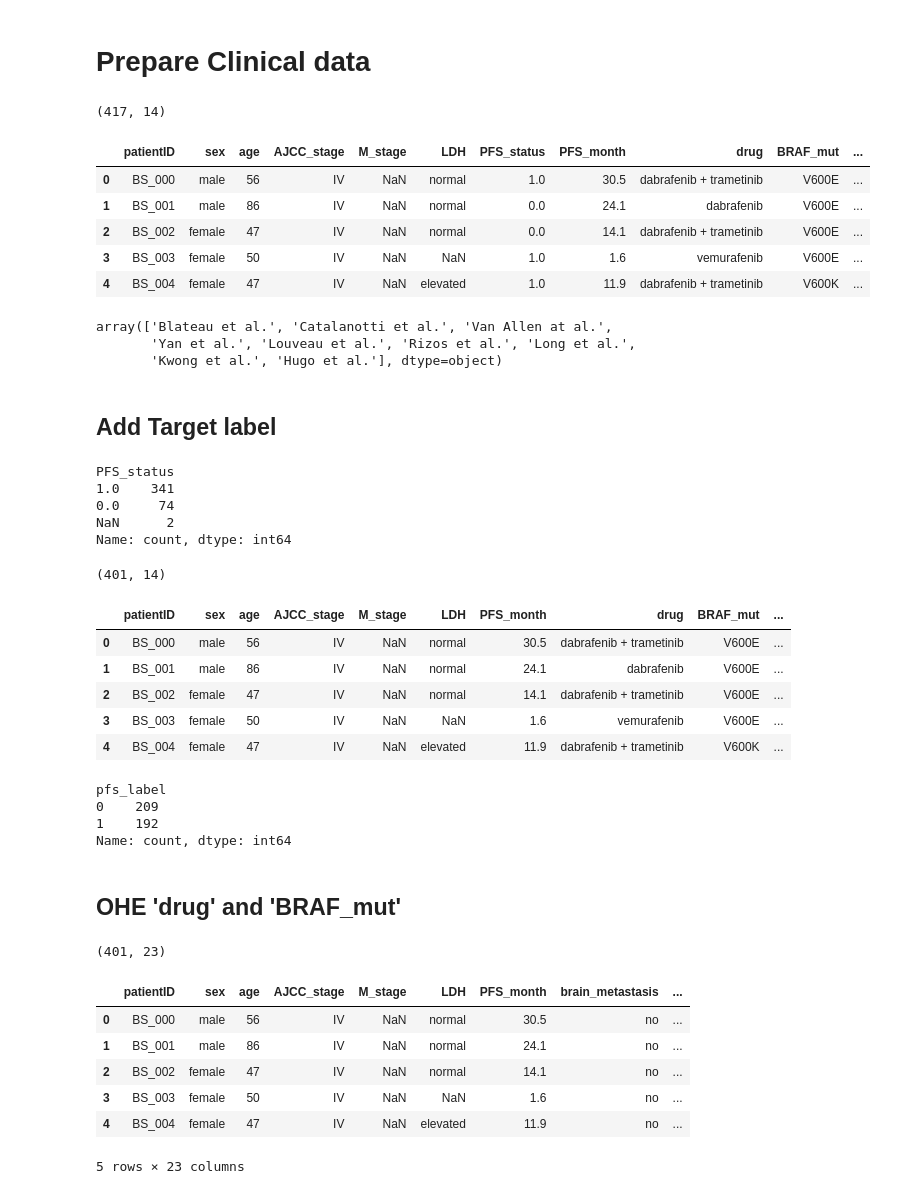
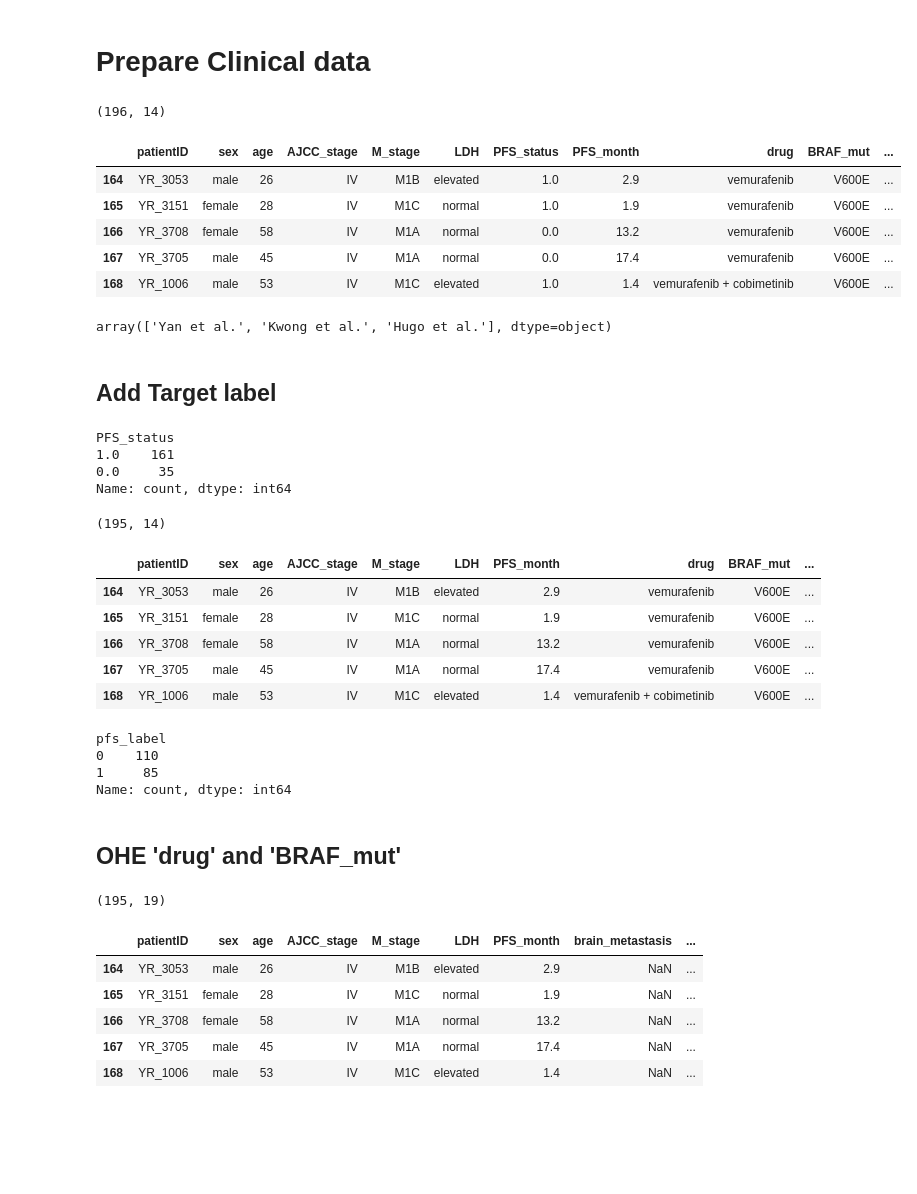
Before and after one commit to dinhhb/modeling_gene_expression, a Jupyter notebook: preprocess-data/1_clinical.ipynb, the cells around one changed output. Drawn from its saved outputs; the diff is of its cells as text; code cells hidden in the pictures; blank space fills up the shorter version.

```diff
--- a/preprocess-data/1_clinical.ipynb
+++ b/preprocess-data/1_clinical.ipynb
@@ -4,46 +4,47 @@
 BINARY_PFS = True
 LONG_RESP_THRESHOLD = 6
 DROP_BOR = True
+RNA_SEQ_ONLY = True
 # %%
 import pandas as pd
 import numpy as np
 
 source_map = {
     'doi:10.1016/j.cell.2015.07.061': 'Hugo et al.',
     'doi:10.1172/JCI78954DS1': 'Kwong et al.',
     'doi:10.1158/1078-0432.CCR-18-0720': 'Yan et al.',
     'doi:10.3390/cancers11081203': 'Louveau et al.',
     'doi:10.1038/ncomms6694': 'Long et al.',
     'doi:10.1158/1078-0432.CCR-13-3122': 'Rizos et al.',
     "doi:10.3390/cancers12082224": 'Blateau et al.',
     "doi:10.1200/PO.16.00054": 'Catalanotti et al.',
     'doi:10.1158/2159-8290.CD-13-0617': 'Van Allen at al.'
 }
 
 clinical = pd.read_csv("../dataset/original/clinical.csv")
 clinical['patientID'] = clinical['patientID'].str.replace(r'^HL_', 'HL_Shi-', regex=True)
 clinical['source'] = clinical['source'].replace(source_map)
+if RNA_SEQ_ONLY == True:
+    clinical = clinical[clinical['source'].isin(['Hugo et al.', 'Kwong et al.', 'Yan et al.'])]
 clinical = clinical.drop(columns=['id', 'creation_datetime', 'original_patientID', 'OS_status', 'OS_month', 'CNA_data', 'SNV_data', 'GEX_data'])
 
 if DROP_BOR == True:
     clinical = clinical.drop(columns=['BOR'])
 
 print(clinical.shape)
 clinical.head()
 # %% [output]
-(417, 14)
+(196, 14)
 |  | patientID | sex | age | AJCC_stage | M_stage | LDH | PFS_status | PFS_month | drug | BRAF_mut | ... |
-| 0 | BS_000 | male | 56 | IV | NaN | normal | 1.0 | 30.5 | dabrafenib + trametinib | V600E | ... |
-| 1 | BS_001 | male | 86 | IV | NaN | normal | 0.0 | 24.1 | dabrafenib | V600E | ... |
-| 2 | BS_002 | female | 47 | IV | NaN | normal | 0.0 | 14.1 | dabrafenib + trametinib | V600E | ... |
-| 3 | BS_003 | female | 50 | IV | NaN | NaN | 1.0 | 1.6 | vemurafenib | V600E | ... |
-| 4 | BS_004 | female | 47 | IV | NaN | elevated | 1.0 | 11.9 | dabrafenib + trametinib | V600K | ... |
+| 164 | YR_3053 | male | 26 | IV | M1B | elevated | 1.0 | 2.9 | vemurafenib | V600E | ... |
+| 165 | YR_3151 | female | 28 | IV | M1C | normal | 1.0 | 1.9 | vemurafenib | V600E | ... |
+| 166 | YR_3708 | female | 58 | IV | M1A | normal | 0.0 | 13.2 | vemurafenib | V600E | ... |
+| 167 | YR_3705 | male | 45 | IV | M1A | normal | 0.0 | 17.4 | vemurafenib | V600E | ... |
+| 168 | YR_1006 | male | 53 | IV | M1C | elevated | 1.0 | 1.4 | vemurafenib + cobimetinib | V600E | ... |
 # %%
 clinical['source'].unique()
 # %% [output]
-array(['Blateau et al.', 'Catalanotti et al.', 'Van Allen at al.',
-       'Yan et al.', 'Louveau et al.', 'Rizos et al.', 'Long et al.',
-       'Kwong et al.', 'Hugo et al.'], dtype=object)
+array(['Yan et al.', 'Kwong et al.', 'Hugo et al.'], dtype=object)
 # %% [markdown]
 ## Add Target label
 # %%
@@ -51,9 +52,8 @@ array(['Blateau et al.', 'Catalanotti et al.', 'Van Allen at al.',
 print(clinical['PFS_status'].value_counts(dropna=False))
 # %% [output]
 PFS_status
-1.0    341
-0.0     74
-NaN      2
+1.0    161
+0.0     35
 Name: count, dtype: int64
 # %%
 clinical['PFS_status'] = pd.to_numeric(clinical['PFS_status'], errors='coerce')
@@ -82,19 +82,19 @@ clinical['pfs_label'] = clinical['pfs_label'].astype(int)
 print(clinical.shape)
 clinical.head()
 # %% [output]
-(401, 14)
+(195, 14)
 |  | patientID | sex | age | AJCC_stage | M_stage | LDH | PFS_month | drug | BRAF_mut | ... |
-| 0 | BS_000 | male | 56 | IV | NaN | normal | 30.5 | dabrafenib + trametinib | V600E | ... |
-| 1 | BS_001 | male | 86 | IV | NaN | normal | 24.1 | dabrafenib | V600E | ... |
-| 2 | BS_002 | female | 47 | IV | NaN | normal | 14.1 | dabrafenib + trametinib | V600E | ... |
-| 3 | BS_003 | female | 50 | IV | NaN | NaN | 1.6 | vemurafenib | V600E | ... |
-| 4 | BS_004 | female | 47 | IV | NaN | elevated | 11.9 | dabrafenib + trametinib | V600K | ... |
+| 164 | YR_3053 | male | 26 | IV | M1B | elevated | 2.9 | vemurafenib | V600E | ... |
+| 165 | YR_3151 | female | 28 | IV | M1C | normal | 1.9 | vemurafenib | V600E | ... |
+| 166 | YR_3708 | female | 58 | IV | M1A | normal | 13.2 | vemurafenib | V600E | ... |
+| 167 | YR_3705 | male | 45 | IV | M1A | normal | 17.4 | vemurafenib | V600E | ... |
+| 168 | YR_1006 | male | 53 | IV | M1C | elevated | 1.4 | vemurafenib + cobimetinib | V600E | ... |
 # %%
 clinical['pfs_label'].value_counts().sort_index()
 # %% [output]
 pfs_label
-0    209
-1    192
+0    110
+1     85
 Name: count, dtype: int64
 # %% [markdown]
 ## OHE 'drug' and 'BRAF_mut'
@@ -111,13 +111,12 @@ clinical = clinical.drop(columns=['nan'], errors='ignore')
 print(clinical.shape)
 clinical.head()
 # %% [output]
-(401, 23)
+(195, 19)
 |  | patientID | sex | age | AJCC_stage | M_stage | LDH | PFS_month | brain_metastasis | ... |
-| 0 | BS_000 | male | 56 | IV | NaN | normal | 30.5 | no | ... |
-| 1 | BS_001 | male | 86 | IV | NaN | normal | 24.1 | no | ... |
-| 2 | BS_002 | female | 47 | IV | NaN | normal | 14.1 | no | ... |
-| 3 | BS_003 | female | 50 | IV | NaN | NaN | 1.6 | no | ... |
-| 4 | BS_004 | female | 47 | IV | NaN | elevated | 11.9 | no | ... |
+| 164 | YR_3053 | male | 26 | IV | M1B | elevated | 2.9 | NaN | ... |
+| 165 | YR_3151 | female | 28 | IV | M1C | normal | 1.9 | NaN | ... |
+| 166 | YR_3708 | female | 58 | IV | M1A | normal | 13.2 | NaN | ... |
+| 167 | YR_3705 | male | 45 | IV | M1A | normal | 17.4 | NaN | ... |
+| 168 | YR_1006 | male | 53 | IV | M1C | elevated | 1.4 | NaN | ... |
-5 rows × 23 columns
 # %%
 clinical.to_csv(f"../dataset/created/clinical.csv", index=False)
```
Also changed, not shown: 11 other files.
